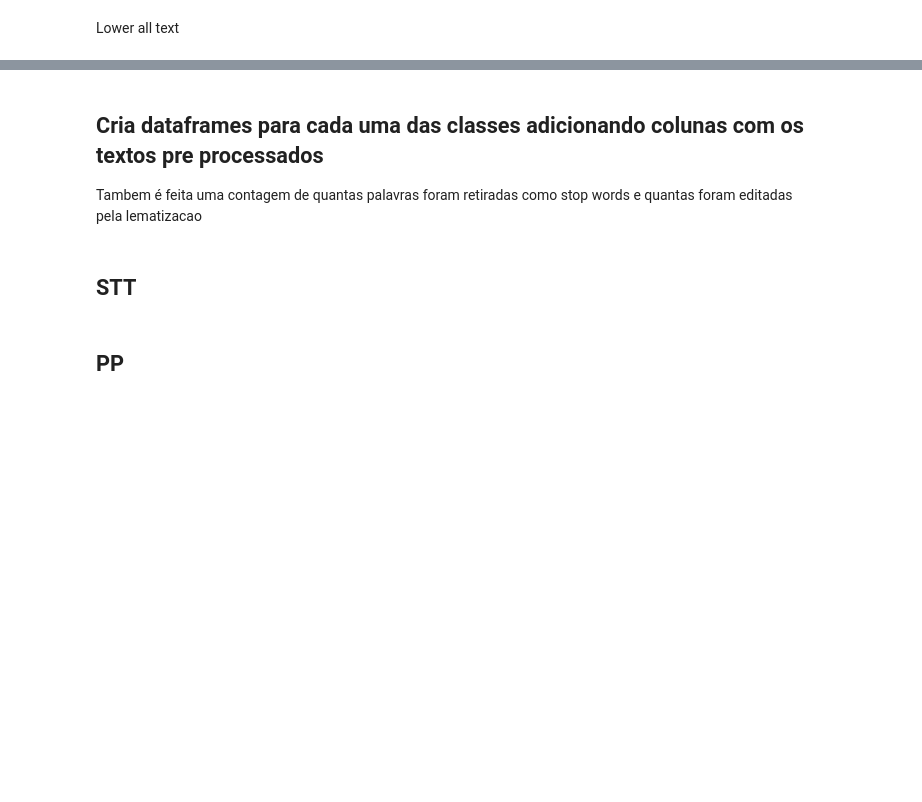
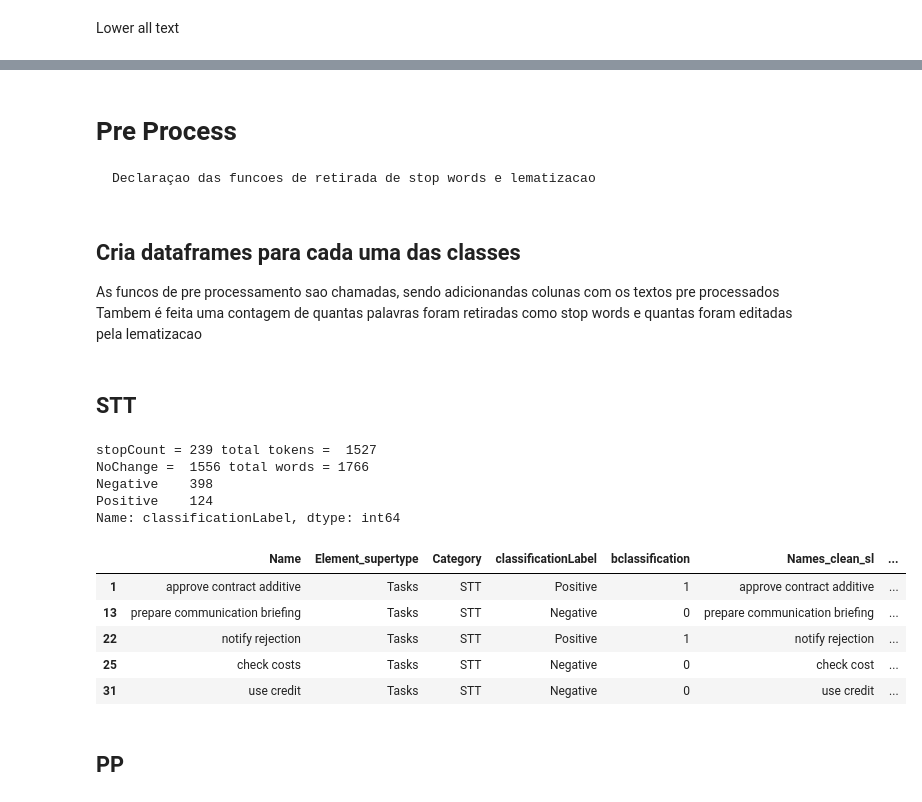
Before and after one commit to VitorCamargs/SBSI-AutomatedClassificationEvaluation, a Jupyter notebook: ML_Comparison.ipynb, the cells around one changed output, grey strips where cells are left out. Saved outputs shown, nothing was run; the diff lists cells and outputs as text; code cells hidden in the pictures; blank space fills up the shorter version.

```diff
--- a/ML_Comparison.ipynb
+++ b/ML_Comparison.ipynb
@@ -91,0 +86,3 @@ df
+# %% [markdown]
+# Pre Process
+    Declaraçao das funcoes de retirada de stop words e lematizacao
@@ -92,22 +139,34 @@ df
 # %% [markdown]
-## Cria dataframes para cada uma das classes adicionando colunas com os textos pre processados
-
+## Cria dataframes para cada uma das classes
+As funcos de pre processamento sao chamadas, sendo adicionandas colunas com os textos pre processados
 Tambem é feita uma contagem de quantas palavras foram retiradas como stop words e quantas foram editadas pela lematizacao
 # %% [markdown]
 ## STT
 # %%
 totalWords=0
 noChangesCount=0
 totaltokens=0
 stopCount=0
 df_stt = df[df['Category'].str.endswith('STT')].copy()
 df_stt['Names_clean_sl'] = df_stt['Name'].apply(preprocess_stop_lemma)
 df_stt['Names_clean_s'] = df_stt['Name'].apply(preprocess_stop)
 print('stopCount =',stopCount,'total tokens = ',totaltokens)
 df_stt['Names_clean_l'] = df_stt['Name'].apply(preprocess_lemma)
 print('NoChange = ',noChangesCount,'total words =',totalWords)
 print(df_stt['classificationLabel'].value_counts())
-df_stt
+df_stt.head()
+# %% [output]
+stopCount = 239 total tokens =  1527
+NoChange =  1556 total words = 1766
+Negative    398
+Positive    124
+Name: classificationLabel, dtype: int64
+|  | Name | Element_supertype | Category | classificationLabel | bclassification | Names_clean_sl | ... |
+| 1 | approve contract additive | Tasks | STT | Positive | 1 | approve contract additive | ... |
+| 13 | prepare communication briefing | Tasks | STT | Negative | 0 | prepare communication briefing | ... |
+| 22 | notify rejection | Tasks | STT | Positive | 1 | notify rejection | ... |
+| 25 | check costs | Tasks | STT | Negative | 0 | check cost | ... |
+| 31 | use credit | Tasks | STT | Negative | 0 | use credit | ... |
 # %% [markdown]
 ## PP
 # %%
```
Also changed, not shown: parts of 28 cells of this notebook.
